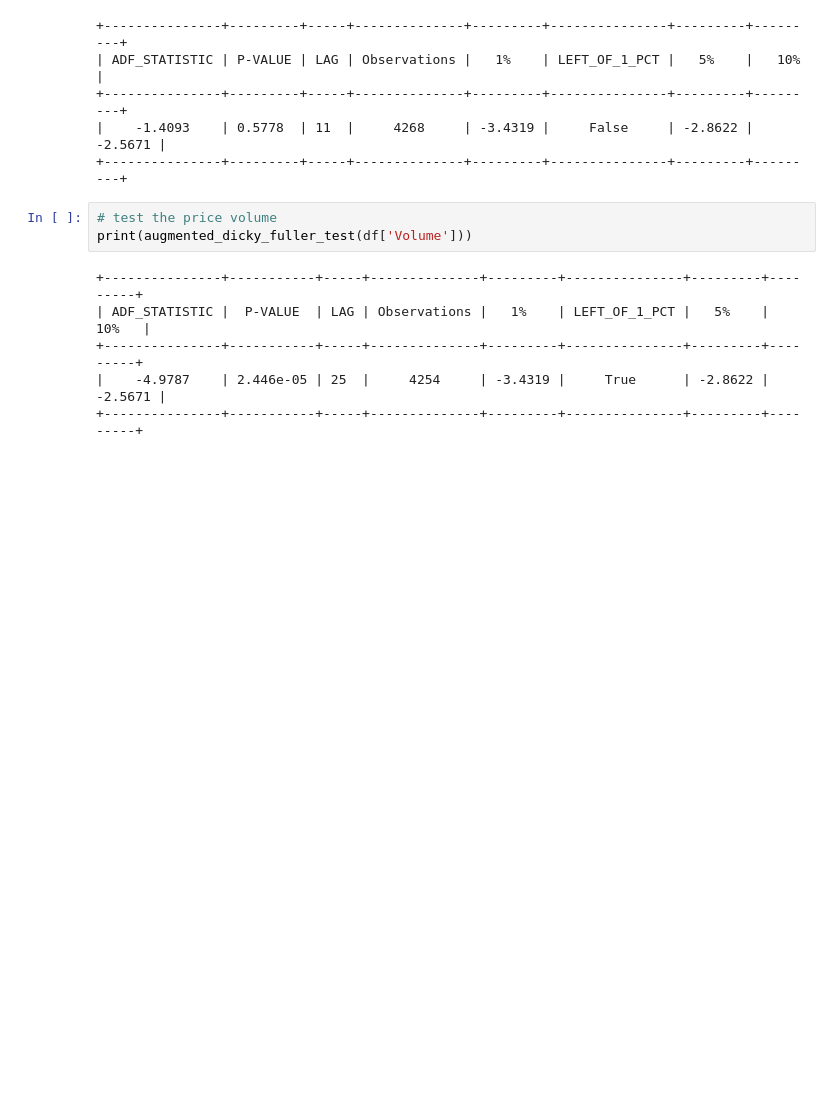
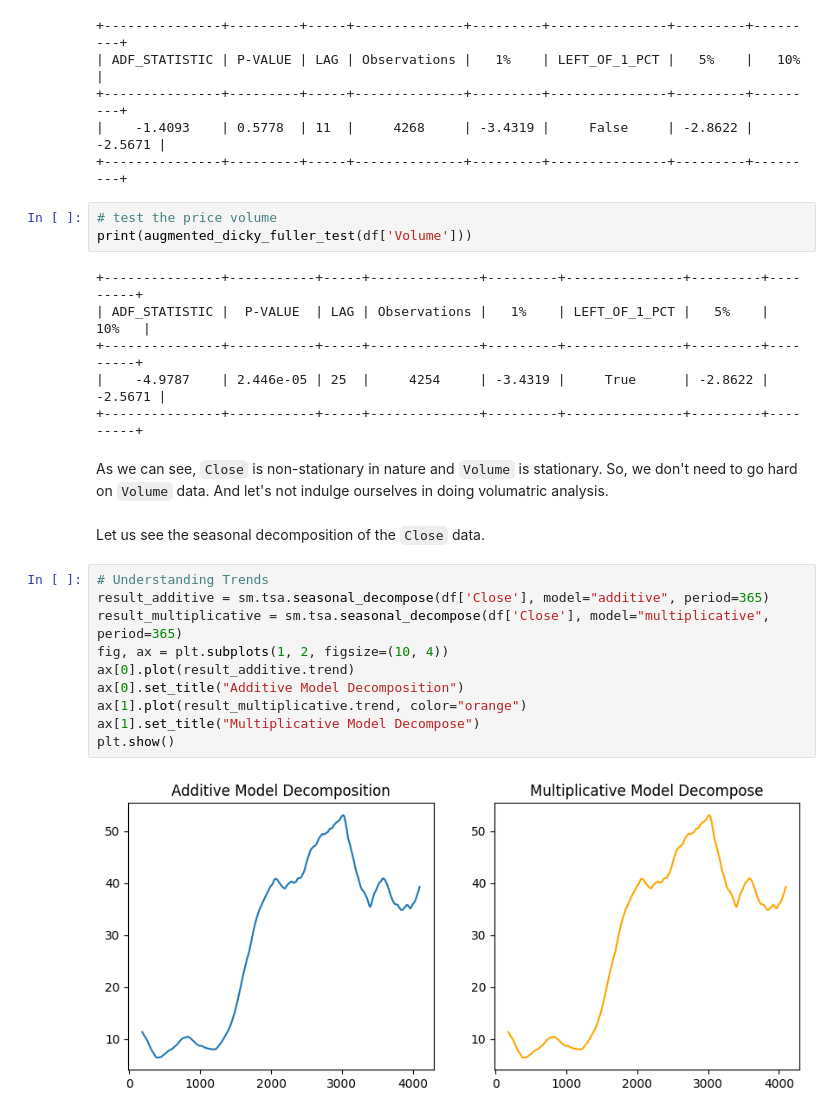
Before and after one commit to AmitPress/tsa-finance, a Jupyter notebook: statistical-analysis/arima-analysis.ipynb, the cells around one changed output. Saved outputs shown, nothing was run; the diff lists cells and outputs as text; blank space fills up the shorter version.

```diff
--- a/statistical-analysis/arima-analysis.ipynb
+++ b/statistical-analysis/arima-analysis.ipynb
@@ -79,3 +79,19 @@ print(augmented_dicky_fuller_test(df['Volume']))
 +---------------+-----------+-----+--------------+---------+---------------+---------+---------+
 |    -4.9787    | 2.446e-05 | 25  |     4254     | -3.4319 |     True      | -2.8622 | -2.5671 |
 +---------------+-----------+-----+--------------+---------+---------------+---------+---------+
+# %% [markdown]
+As we can see, `Close` is non-stationary in nature and `Volume` is stationary. So, we don't need to go hard on `Volume` data. And let's not indulge ourselves in doing volumatric analysis.
+# %% [markdown]
+Let us see the seasonal decomposition of the `Close` data.
+# %%
+# Understanding Trends
+result_additive = sm.tsa.seasonal_decompose(df['Close'], model="additive", period=365)
+result_multiplicative = sm.tsa.seasonal_decompose(df['Close'], model="multiplicative", period=365)
+fig, ax = plt.subplots(1, 2, figsize=(10, 4))
+ax[0].plot(result_additive.trend)
+ax[0].set_title("Additive Model Decomposition")
+ax[1].plot(result_multiplicative.trend, color="orange")
+ax[1].set_title("Multiplicative Model Decompose")
+plt.show()
+# %% [output]
+[figure, added]
```
Also changed, not shown: parts of 14 cells of this notebook, 1 other file.
